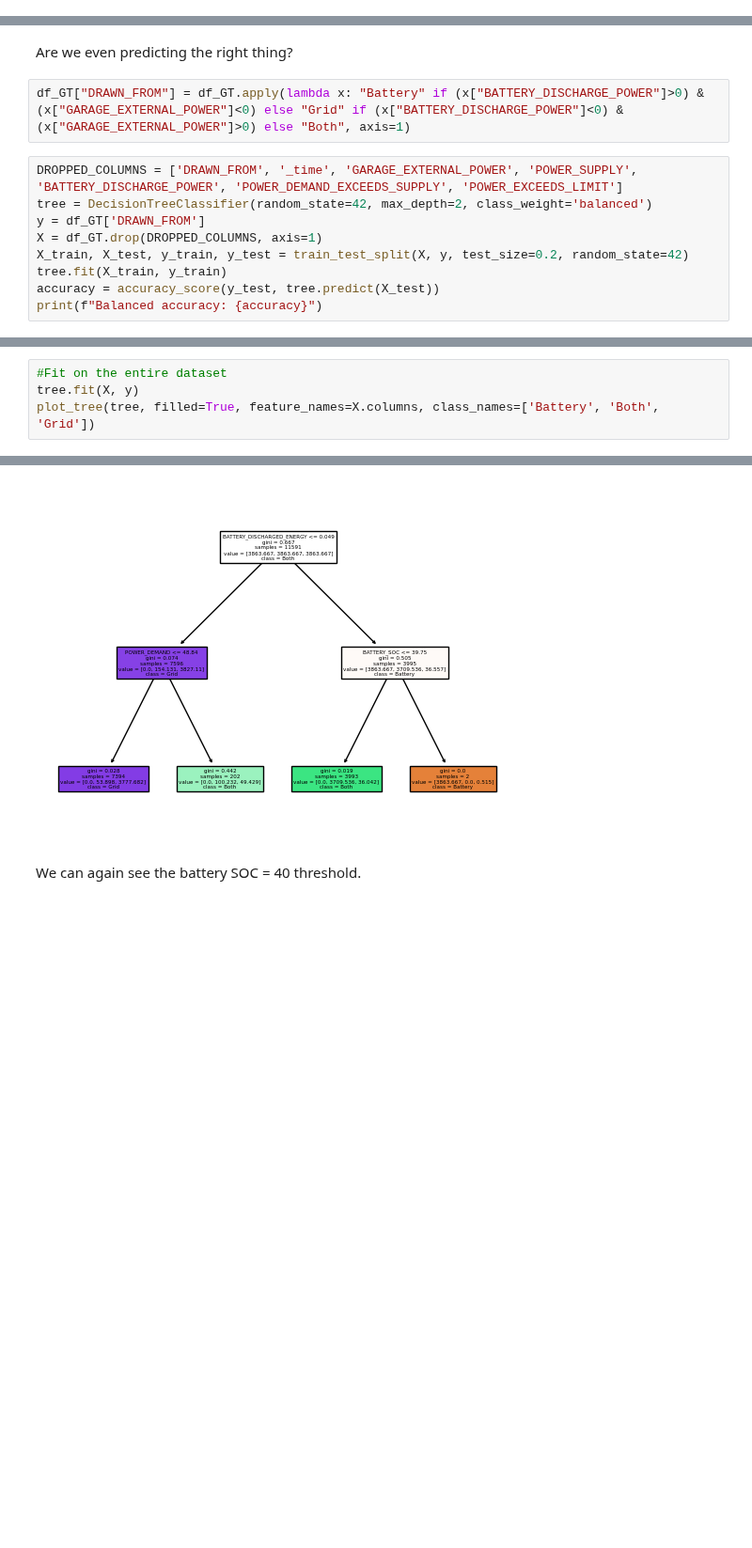
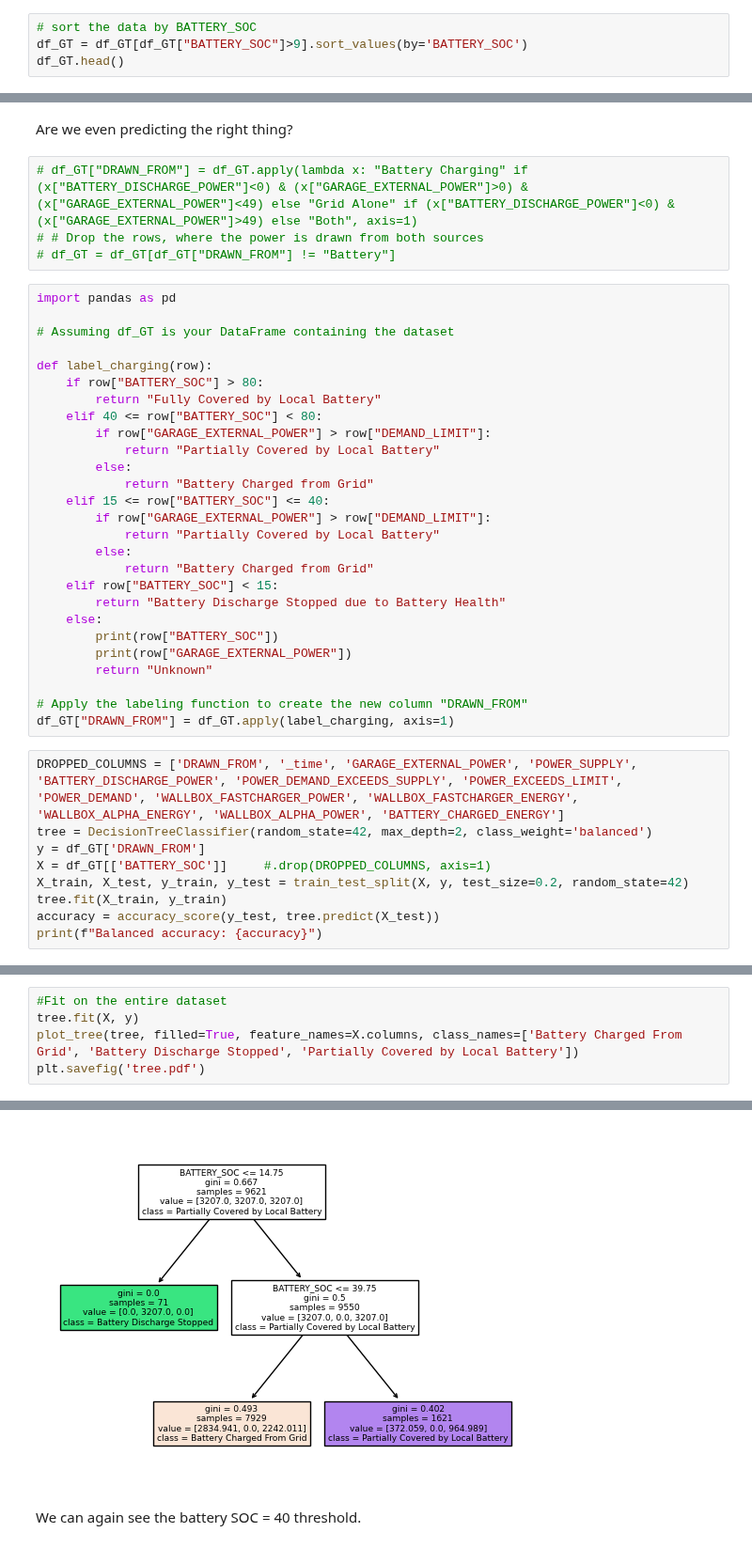
Before and after one commit to SanchoSamba/DS-project, a Jupyter notebook: Urh.ipynb, the cells around one changed output, grey strips where cells are left out. Shown at 94% size. Drawn from its saved outputs; the diff is of its cells as text; blank space fills up the shorter version.

Commit message:
Fixed tree with proper predictions

```diff
--- a/Urh.ipynb
+++ b/Urh.ipynb
@@ -186,0 +187,4 @@ Percentage of dataset, that is kept: 19.49968036068773%
+# %%
+# sort the data by BATTERY_SOC
+df_GT = df_GT[df_GT["BATTERY_SOC"]>9].sort_values(by='BATTERY_SOC')
+df_GT.head()
@@ -202,12 +214,41 @@ plot_tree(tree, filled=True, feature_names=features.columns, class_names=['Not E
 # %% [markdown]
 Are we even predicting the right thing?
 # %%
-df_GT["DRAWN_FROM"] = df_GT.apply(lambda x: "Battery" if (x["BATTERY_DISCHARGE_POWER"]>0) & (x["GARAGE_EXTERNAL_POWER"]<0) else "Grid" if (x["BATTERY_DISCHARGE_POWER"]<0) & (x["GARAGE_EXTERNAL_POWER"]>0) else "Both", axis=1)
+# df_GT["DRAWN_FROM"] = df_GT.apply(lambda x: "Battery Charging" if (x["BATTERY_DISCHARGE_POWER"]<0) & (x["GARAGE_EXTERNAL_POWER"]>0) & (x["GARAGE_EXTERNAL_POWER"]<49) else "Grid Alone" if (x["BATTERY_DISCHARGE_POWER"]<0) & (x["GARAGE_EXTERNAL_POWER"]>49) else "Both", axis=1)
+# # Drop the rows, where the power is drawn from both sources
+# df_GT = df_GT[df_GT["DRAWN_FROM"] != "Battery"]
+# %%
+import pandas as pd
+
+# Assuming df_GT is your DataFrame containing the dataset
+
+def label_charging(row):
+    if row["BATTERY_SOC"] > 80:
+        return "Fully Covered by Local Battery"
+    elif 40 <= row["BATTERY_SOC"] < 80:
+        if row["GARAGE_EXTERNAL_POWER"] > row["DEMAND_LIMIT"]:
+            return "Partially Covered by Local Battery"
+        else:
+            return "Battery Charged from Grid"
+    elif 15 <= row["BATTERY_SOC"] <= 40:
+        if row["GARAGE_EXTERNAL_POWER"] > row["DEMAND_LIMIT"]:
+            return "Partially Covered by Local Battery"
+        else:
+            return "Battery Charged from Grid"
+    elif row["BATTERY_SOC"] < 15:
+        return "Battery Discharge Stopped due to Battery Health"
+    else:
+        print(row["BATTERY_SOC"])
+        print(row["GARAGE_EXTERNAL_POWER"])
+        return "Unknown"
+
+# Apply the labeling function to create the new column "DRAWN_FROM"
+df_GT["DRAWN_FROM"] = df_GT.apply(label_charging, axis=1)
 # %%
-DROPPED_COLUMNS = ['DRAWN_FROM', '_time', 'GARAGE_EXTERNAL_POWER', 'POWER_SUPPLY', 'BATTERY_DISCHARGE_POWER', 'POWER_DEMAND_EXCEEDS_SUPPLY', 'POWER_EXCEEDS_LIMIT']
+DROPPED_COLUMNS = ['DRAWN_FROM', '_time', 'GARAGE_EXTERNAL_POWER', 'POWER_SUPPLY', 'BATTERY_DISCHARGE_POWER', 'POWER_DEMAND_EXCEEDS_SUPPLY', 'POWER_EXCEEDS_LIMIT', 'POWER_DEMAND', 'WALLBOX_FASTCHARGER_POWER', 'WALLBOX_FASTCHARGER_ENERGY', 'WALLBOX_ALPHA_ENERGY', 'WALLBOX_ALPHA_POWER', 'BATTERY_CHARGED_ENERGY']
 tree = DecisionTreeClassifier(random_state=42, max_depth=2, class_weight='balanced')
 y = df_GT['DRAWN_FROM']
-X = df_GT.drop(DROPPED_COLUMNS, axis=1)
+X = df_GT[['BATTERY_SOC']]     #.drop(DROPPED_COLUMNS, axis=1)
 X_train, X_test, y_train, y_test = train_test_split(X, y, test_size=0.2, random_state=42)
 tree.fit(X_train, y_train)
 accuracy = accuracy_score(y_test, tree.predict(X_test))
@@ -217,5 +266,6 @@ Balanced accuracy: 0.9801638637343683
 # %%
 #Fit on the entire dataset
 tree.fit(X, y)
-plot_tree(tree, filled=True, feature_names=X.columns, class_names=['Battery', 'Both', 'Grid'])
+plot_tree(tree, filled=True, feature_names=X.columns, class_names=['Battery Charged From Grid', 'Battery Discharge Stopped', 'Partially Covered by Local Battery'])
+plt.savefig('tree.pdf')
 # %% [output]
@@ -229,4 +272,4 @@ plot_tree(tree, filled=True, feature_names=X.columns, class_names=['Battery', 'B
-[figure, old version]
+[figure, new version]
 # %% [markdown]
 We can again see the battery SOC = 40 threshold.
 # %% [markdown]
```
Also changed, not shown: parts of 8 cells of this notebook.
